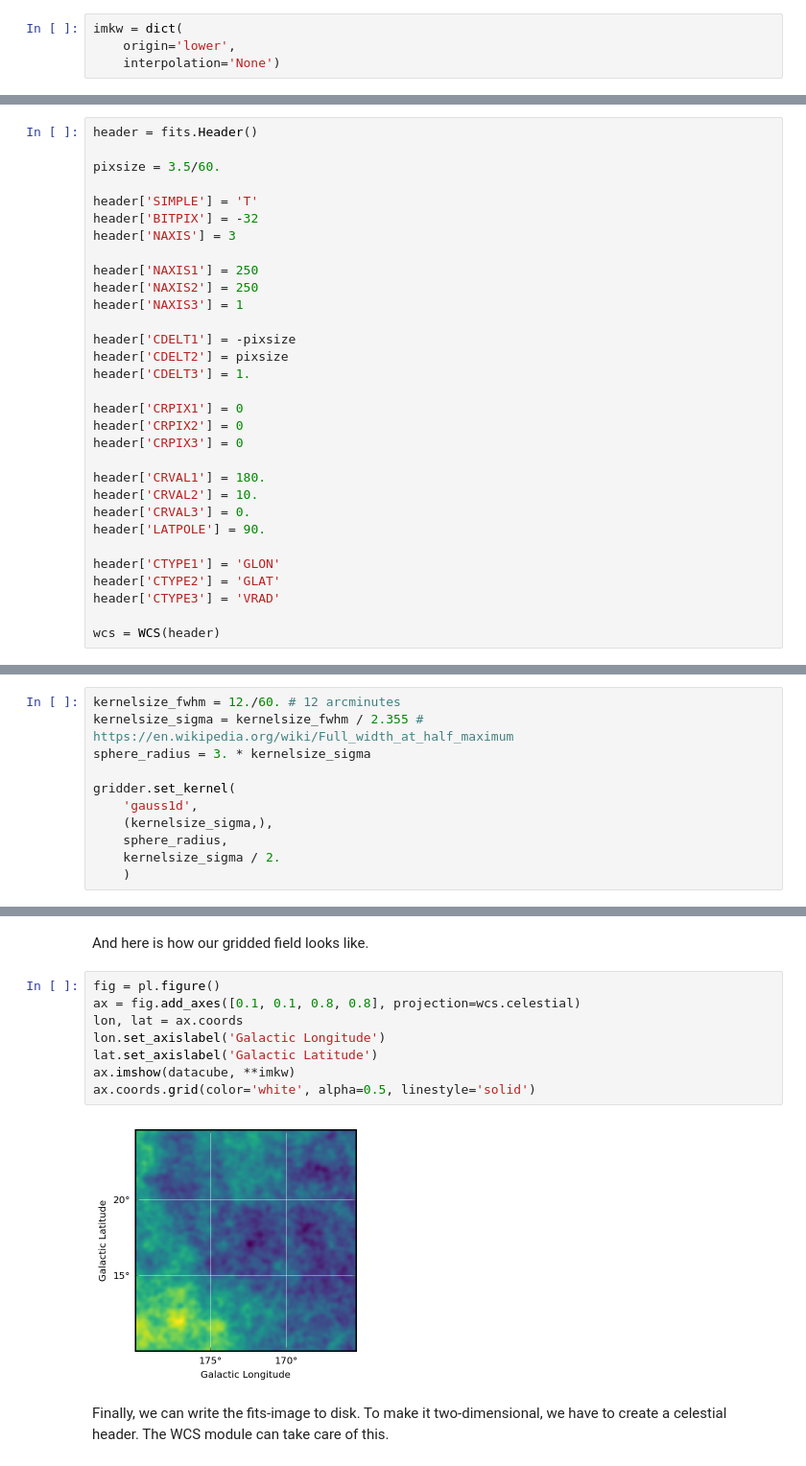
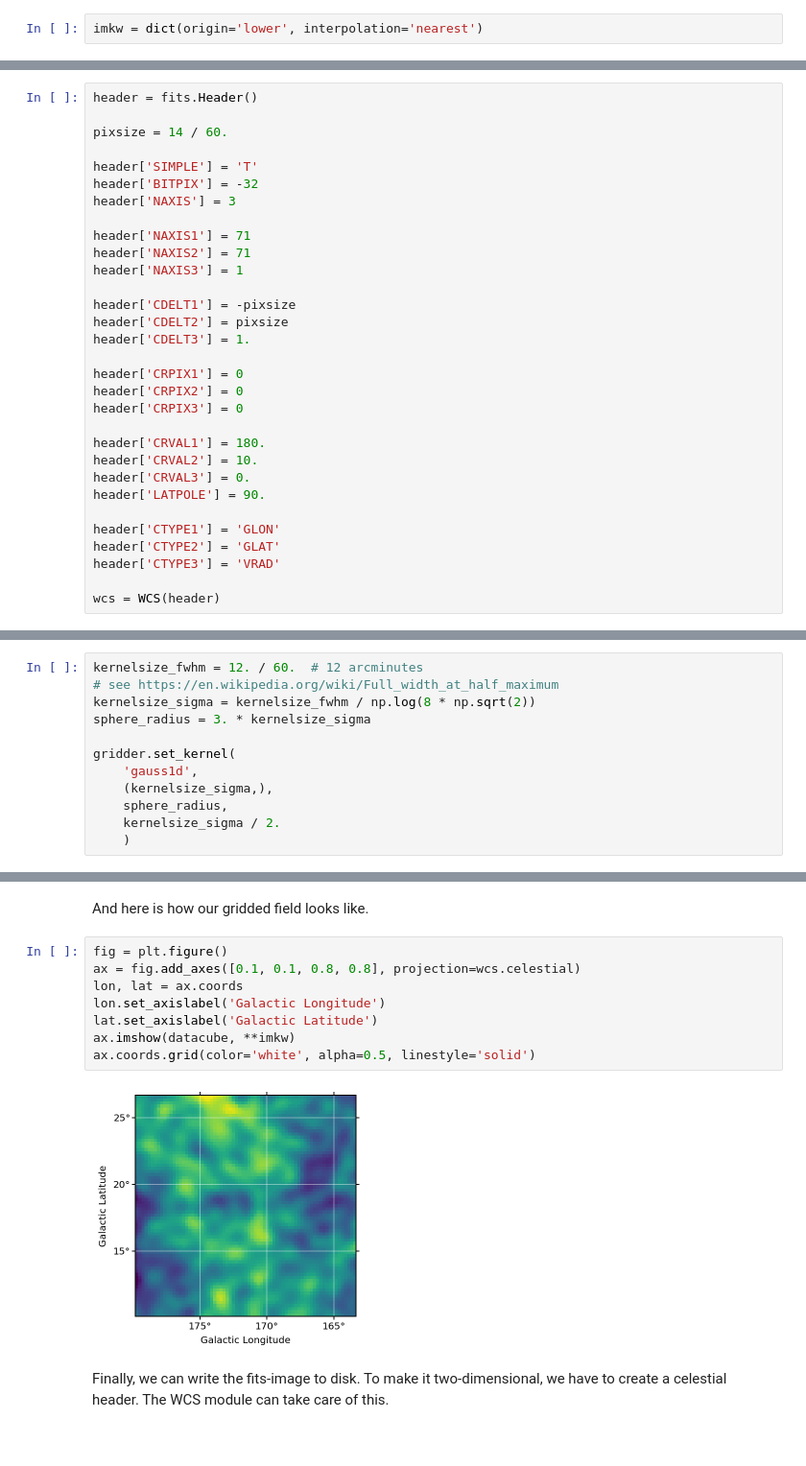
Before and after one commit to kathlynpurcell/cygrid, a Jupyter notebook: notebooks/03_regrid_from_healpix.ipynb, the cells around one changed output, grey strips where cells are left out. Shown: that part at 96% size. Cells and saved outputs as stored; diff of their text form.

```diff
--- a/notebooks/03_regrid_from_healpix.ipynb
+++ b/notebooks/03_regrid_from_healpix.ipynb
@@ -24,9 +24,7 @@ import cygrid
 # %% [markdown]
 Let's define some plotting `kwargs` for the images.
 # %%
-imkw = dict(
-    origin='lower',
-    interpolation='None')
+imkw = dict(origin='lower', interpolation='nearest')
 # %% [markdown]
 We start off by setting the basic healpix parameters which will define our coordinate system. It's given entirely by the `nside`. For more details, check the paper by [Gorski et al. (2005)](http://adsabs.harvard.edu/abs/2005ApJ...622..759G). We stick to ring-ordering throughout this notebook.
 # %%
@@ -56,14 +54,14 @@ We manually create the `header` onto which we will grid the data. You need to ma
 # %%
 header = fits.Header()
 
-pixsize = 3.5/60.
+pixsize = 14 / 60.
 
 header['SIMPLE'] = 'T'
 header['BITPIX'] = -32
 header['NAXIS'] = 3
 
-header['NAXIS1'] = 250
-header['NAXIS2'] = 250
+header['NAXIS1'] = 71
+header['NAXIS2'] = 71
 header['NAXIS3'] = 1
 
 header['CDELT1'] = -pixsize
@@ -101,8 +99,9 @@ In our example, we use a symmetrical Gaussian (i.e. the major and minor axis of
 
 We refer to section 3.5 of the paper ('a minimal example') for a short discussion of the kernel parameters.
 # %%
-kernelsize_fwhm = 12./60. # 12 arcminutes
-kernelsize_sigma = kernelsize_fwhm / 2.355 # https://en.wikipedia.org/wiki/Full_width_at_half_maximum
+kernelsize_fwhm = 12. / 60.  # 12 arcminutes
+# see https://en.wikipedia.org/wiki/Full_width_at_half_maximum
+kernelsize_sigma = kernelsize_fwhm / np.log(8 * np.sqrt(2))
 sphere_radius = 3. * kernelsize_sigma
 
 gridder.set_kernel(
@@ -122,15 +121,15 @@ datacube = gridder.get_datacube().squeeze()
 # %% [markdown]
 And here is how our gridded field looks like.
 # %%
-fig = pl.figure()
+fig = plt.figure()
 ax = fig.add_axes([0.1, 0.1, 0.8, 0.8], projection=wcs.celestial)
 lon, lat = ax.coords
 lon.set_axislabel('Galactic Longitude')
 lat.set_axislabel('Galactic Latitude')
 ax.imshow(datacube, **imkw)
 ax.coords.grid(color='white', alpha=0.5, linestyle='solid')
 # %% [output]
-[figure, old version]
+[figure, new version]
 # %% [markdown]
 Finally, we can write the fits-image to disk. To make it two-dimensional, we have to create a celestial header. The WCS module can take care of this.
 # %%
```
Also changed, not shown: parts of 6 cells of this notebook.
